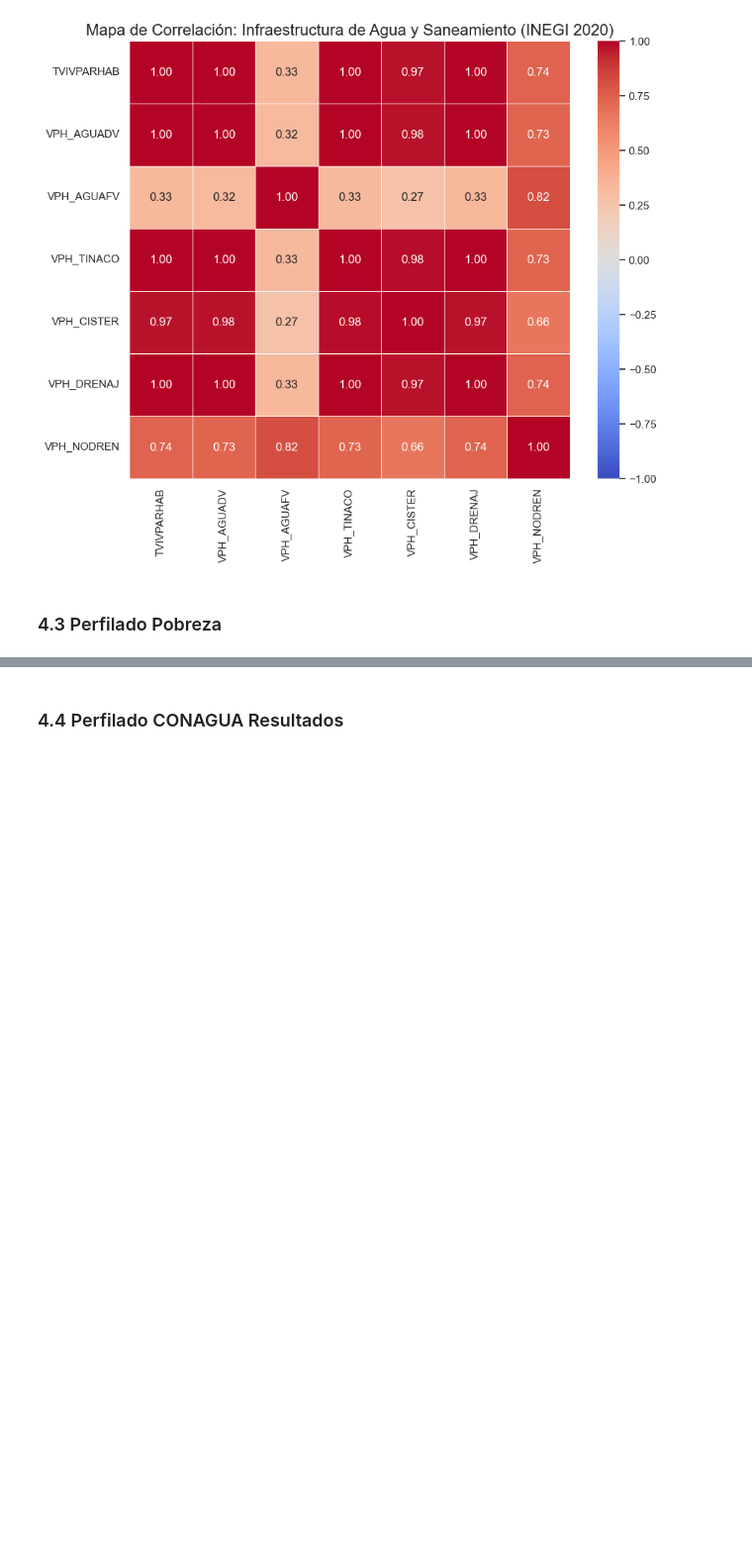
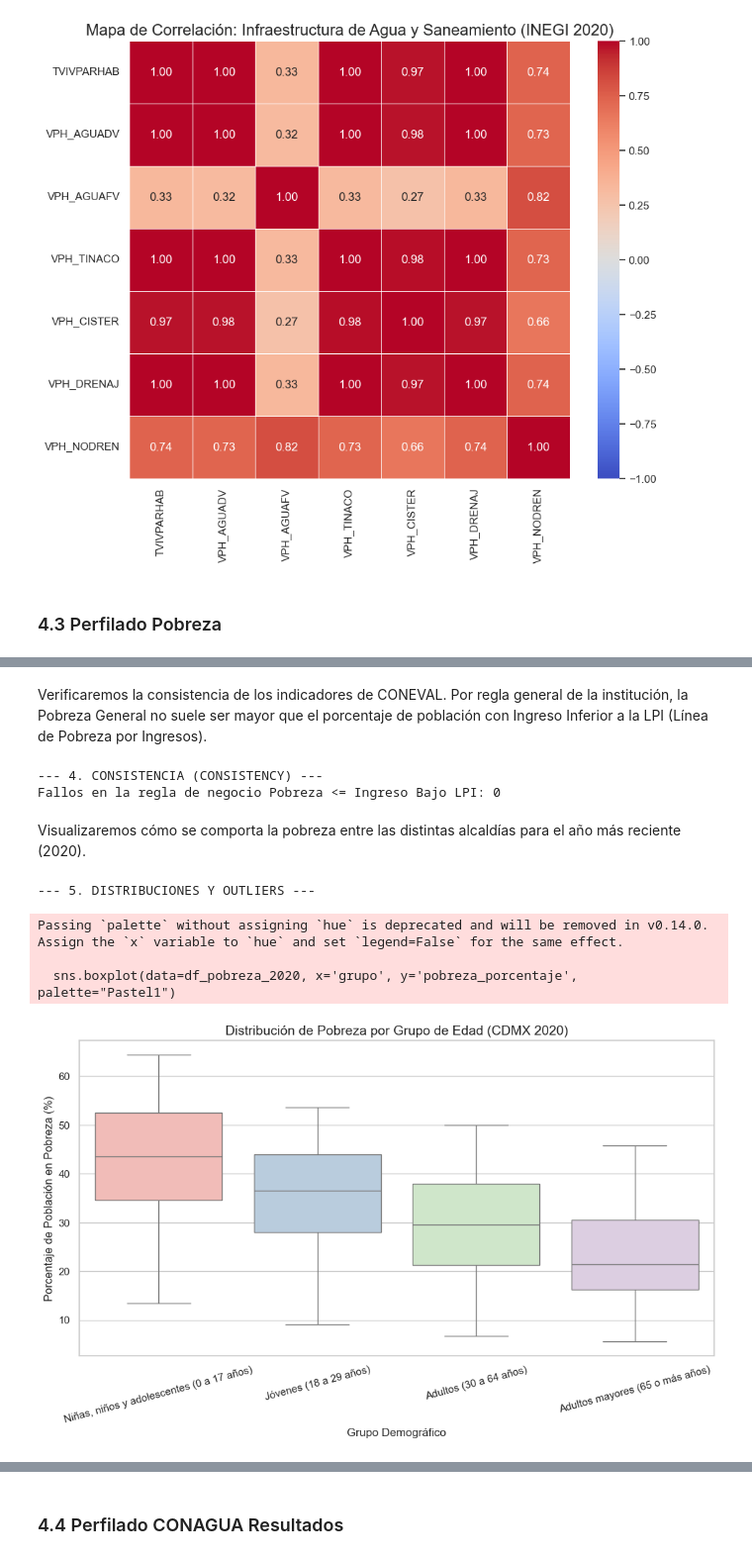
Before and after one commit to CarloKiliano/CalidadAgua_CDMX, a Jupyter notebook: notebooks/Perfilado.ipynb, the cells around one changed output, grey strips where cells are left out. Shown at 99% size. Cells and saved outputs as stored; diff of their text form; code cells hidden in the pictures; blank space fills up the shorter version.

```diff
--- a/notebooks/Perfilado.ipynb
+++ b/notebooks/Perfilado.ipynb
@@ -734,0 +783,25 @@ Total de registros de pobreza por grupos de edad en CDMX: 192
+# %%
+print("--- 2. VALIDEZ (VALIDITY) ---")
+
+# A. Formato de Fechas (El periodo viene como '2020-01-01', lo pasaremos a Datetime o extraeremos el año)
+df_cdmx_pobreza['anio'] = pd.to_datetime(df_cdmx_pobreza['periodo']).dt.year
+print(f"Años de medición de pobreza detectados: {df_cdmx_pobreza['anio'].unique()}")
+
+# B. Validez de Dominios (Los porcentajes deben estar entre 0 y 100)
+# Ya quitamos los -999, ahora aseguramos que nada pase de 100
+porcentajes_invalidos = (df_cdmx_pobreza[columnas_pct] > 100).sum().sum()
+print(f"Porcentajes mayores a 100% detectados: {porcentajes_invalidos}")
+
+# C. Revisión de Grupos Poblacionales
+print("\nGrupos poblacionales analizados por CONEVAL:")
+for grupo in df_cdmx_pobreza['grupo'].unique():
+    print(f"- {grupo}")
+
+print("\n--- 3. UNICIDAD (UNIQUENESS) ---")
+# Duplicados exactos
+duplicados_exactos = df_cdmx_pobreza.duplicated().sum()
+print(f"Filas exactamente duplicadas: {duplicados_exactos}")
+
+# Duplicados lógicos (Misma Alcaldía + Mismo Año + Mismo Grupo)
+duplicados_logicos = df_cdmx_pobreza.duplicated(subset=['municipio', 'anio', 'grupo']).sum()
+print(f"Duplicados lógicos (Clave Alcaldía-Año-Grupo): {duplicados_logicos}")
@@ -734,0 +822,41 @@ Total de registros de pobreza por grupos de edad en CDMX: 192
+# %% [markdown]
+Verificaremos la consistencia de los indicadores de CONEVAL. Por regla general de la institución, la Pobreza General no suele ser mayor que el porcentaje de población con Ingreso Inferior a la LPI (Línea de Pobreza por Ingresos).
+# %%
+print("--- 4. CONSISTENCIA (CONSISTENCY) ---")
+
+# Regla CONEVAL: pobreza_porcentaje generalmente es MENOR o IGUAL a ingreso_inferior_a_lpi_porcentaje
+# (Porque para ser pobre en México requieres 1 carencia social + bajo ingreso. El ingreso es el límite superior)
+inconsistencia_coneval = df_cdmx_pobreza[df_cdmx_pobreza['pobreza_porcentaje'] > df_cdmx_pobreza['ingreso_inferior_a_lpi_porcentaje']]
+
+print(f"Fallos en la regla de negocio Pobreza <= Ingreso Bajo LPI: {len(inconsistencia_coneval)}")
+if len(inconsistencia_coneval) > 0:
+    print("Registros inconsistentes:")
+    display(inconsistencia_coneval[['municipio_clean', 'grupo', 'pobreza_porcentaje', 'ingreso_inferior_a_lpi_porcentaje']].head())
+# %% [output]
+--- 4. CONSISTENCIA (CONSISTENCY) ---
+Fallos en la regla de negocio Pobreza <= Ingreso Bajo LPI: 0
+# %% [markdown]
+Visualizaremos cómo se comporta la pobreza entre las distintas alcaldías para el año más reciente (2020).
+# %%
+print("--- 5. DISTRIBUCIONES Y OUTLIERS ---")
+
+# Filtramos solo el año más reciente para ver la foto actual
+df_pobreza_2020 = df_cdmx_pobreza[df_cdmx_pobreza['anio'] == 2020].copy()
+
+# 1. Boxplot de la Pobreza General dividida por grupos de edad (para toda la ciudad)
+plt.figure(figsize=(12, 6))
+sns.boxplot(data=df_pobreza_2020, x='grupo', y='pobreza_porcentaje', palette="Pastel1")
+plt.title("Distribución de Pobreza por Grupo de Edad (CDMX 2020)", fontsize=14)
+plt.xticks(rotation=15)
+plt.ylabel("Porcentaje de Población en Pobreza (%)")
+plt.xlabel("Grupo Demográfico")
+plt.show()
+
+# *Nota de Perfilado:* Esto nos dirá si los niños sufren más la pobreza (y por
+# tanto, las enfermedades hídricas) que los adultos mayores.
+# %% [output]
+--- 5. DISTRIBUCIONES Y OUTLIERS ---
+Passing `palette` without assigning `hue` is deprecated and will be removed in v0.14.0. Assign the `x` variable to `hue` and set `legend=False` for the same effect.
+
+  sns.boxplot(data=df_pobreza_2020, x='grupo', y='pobreza_porcentaje', palette="Pastel1")
+[figure, added]
```
Also changed, not shown: parts of 14 cells of this notebook.
